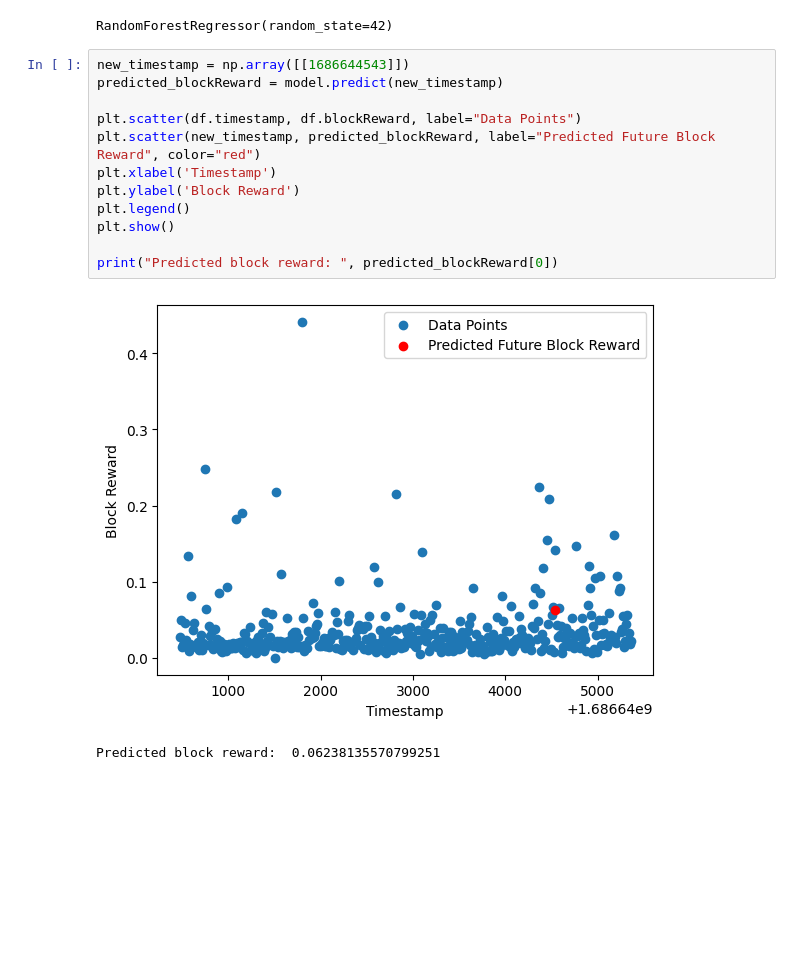
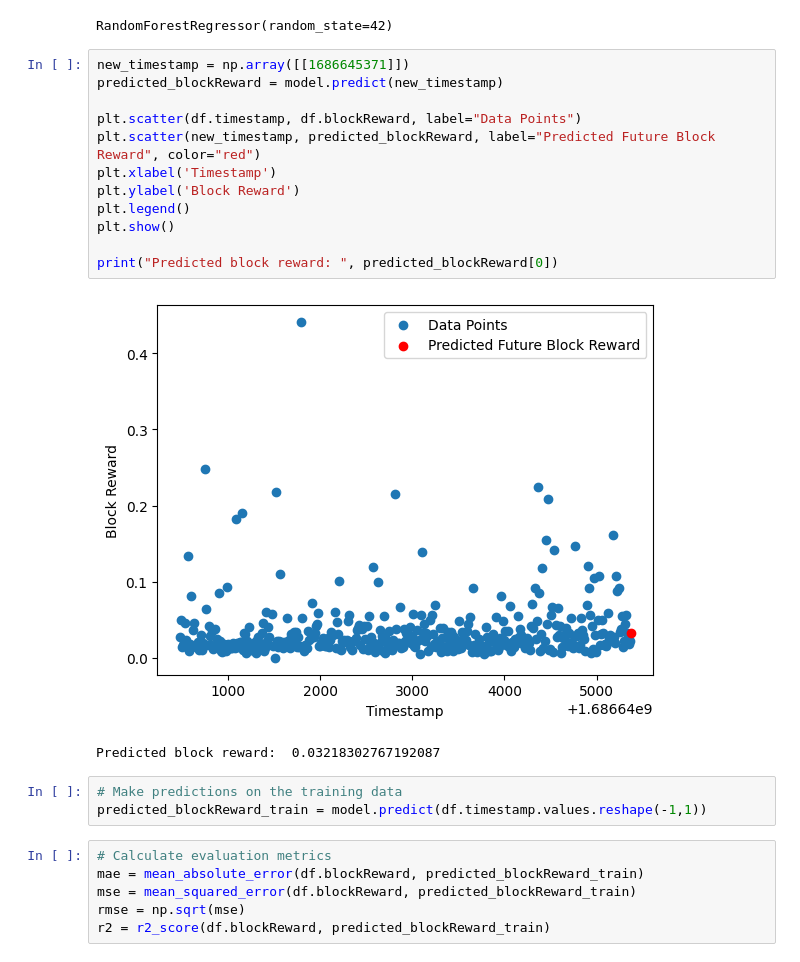
Before and after one commit to KAMRANKHANALWI/Blockchain-AI, a Jupyter notebook: RewardPrediction.ipynb, the cells around one changed output. Drawn from its saved outputs; the diff is of its cells as text; blank space fills up the shorter version.

```diff
--- a/RewardPrediction.ipynb
+++ b/RewardPrediction.ipynb
@@ -39,17 +41,26 @@ model.fit(df.timestamp.values.reshape(-1,1), df.blockReward.values.ravel())
 # %% [output]
 RandomForestRegressor(random_state=42)
 # %%
-new_timestamp = np.array([[1686644543]])
+new_timestamp = np.array([[1686645371]])
 predicted_blockReward = model.predict(new_timestamp)
 
 plt.scatter(df.timestamp, df.blockReward, label="Data Points")
 plt.scatter(new_timestamp, predicted_blockReward, label="Predicted Future Block Reward", color="red")
 plt.xlabel('Timestamp')
 plt.ylabel('Block Reward')
 plt.legend()
 plt.show()
 
 print("Predicted block reward: ", predicted_blockReward[0])
 # %% [output]
-[figure, old version]
+[figure, new version]
-Predicted block reward:  0.06238135570799251
+Predicted block reward:  0.03218302767192087
+# %%
+# Make predictions on the training data
+predicted_blockReward_train = model.predict(df.timestamp.values.reshape(-1,1))
+# %%
+# Calculate evaluation metrics
+mae = mean_absolute_error(df.blockReward, predicted_blockReward_train)
+mse = mean_squared_error(df.blockReward, predicted_blockReward_train)
+rmse = np.sqrt(mse)
+r2 = r2_score(df.blockReward, predicted_blockReward_train)
```
Also changed, not shown: parts of 3 cells of this notebook.
